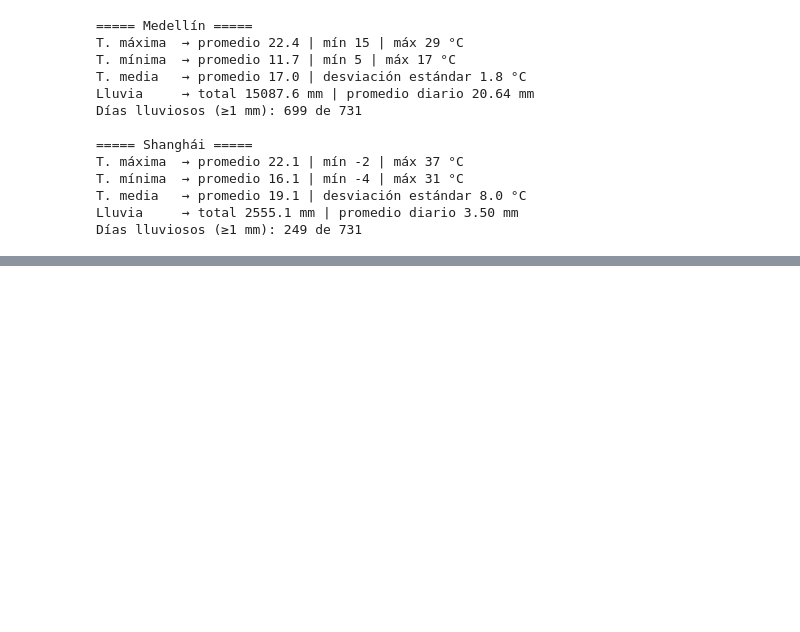
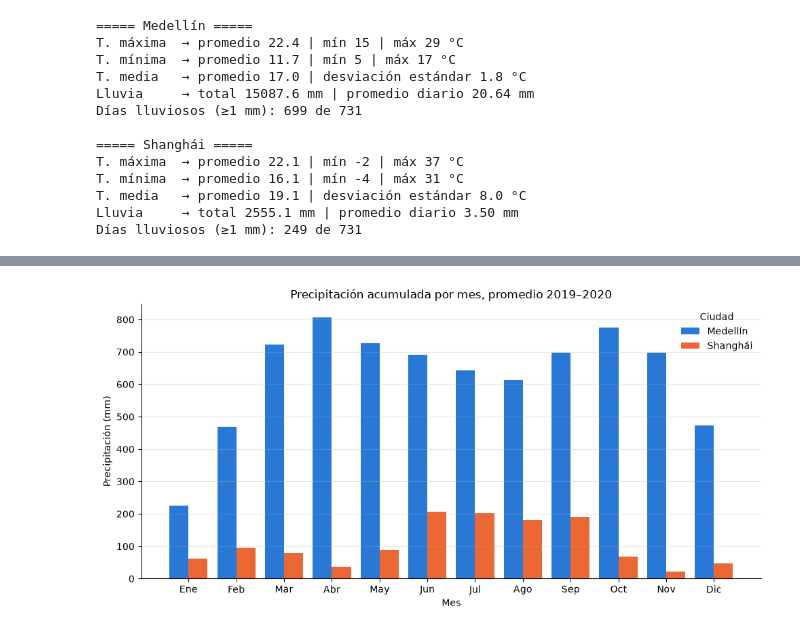
Before and after one commit to AndreaAramburo93/Comparaci-n_datos_clim-ticos, a Jupyter notebook: EA3_Aramburo_Andrea.ipynb, the cells around one changed output, grey strips where cells are left out. Drawn from its saved outputs; the diff is of its cells as text; code cells hidden in the pictures; blank space fills up the shorter version.

```diff
--- a/EA3_Aramburo_Andrea.ipynb
+++ b/EA3_Aramburo_Andrea.ipynb
@@ -371,0 +498,28 @@ Días lluviosos (≥1 mm): 249 de 731
+# %%
+# Celda 3: Barras agrupadas, precipitación mensual
+# Ancho de cada barra: dos barras juntas ocupan 0.8 y queda espacio entre meses
+ancho = 0.4
+
+#tamaño de grafica
+fig, ax = plt.subplots(figsize=(10, 5))
+ax.bar(x - ancho/2, lluvia_mes_med, width=ancho, color=COLOR_MED, label="Medellín")
+ax.bar(x + ancho/2, lluvia_mes_sha, width=ancho, color=COLOR_SHA, label="Shanghái")
+
+#titulo
+ax.set_title("Precipitación acumulada por mes, promedio 2019–2020")
+#label en x
+ax.set_xlabel("Mes")
+#label en y
+ax.set_ylabel("Precipitación (mm)")
+#marcas
+ax.set_xticks(x, NOMBRES_MES)
+#cuadricula
+ax.grid(axis="y", alpha=0.3)
+#bordes
+ax.spines[["top", "right"]].set_visible(False)
+ax.legend(title="Ciudad", frameon=False)
+
+plt.tight_layout()
+plt.show()
+# %% [output]
+[figure, added]
```
Also changed, not shown: parts of 15 cells of this notebook.
